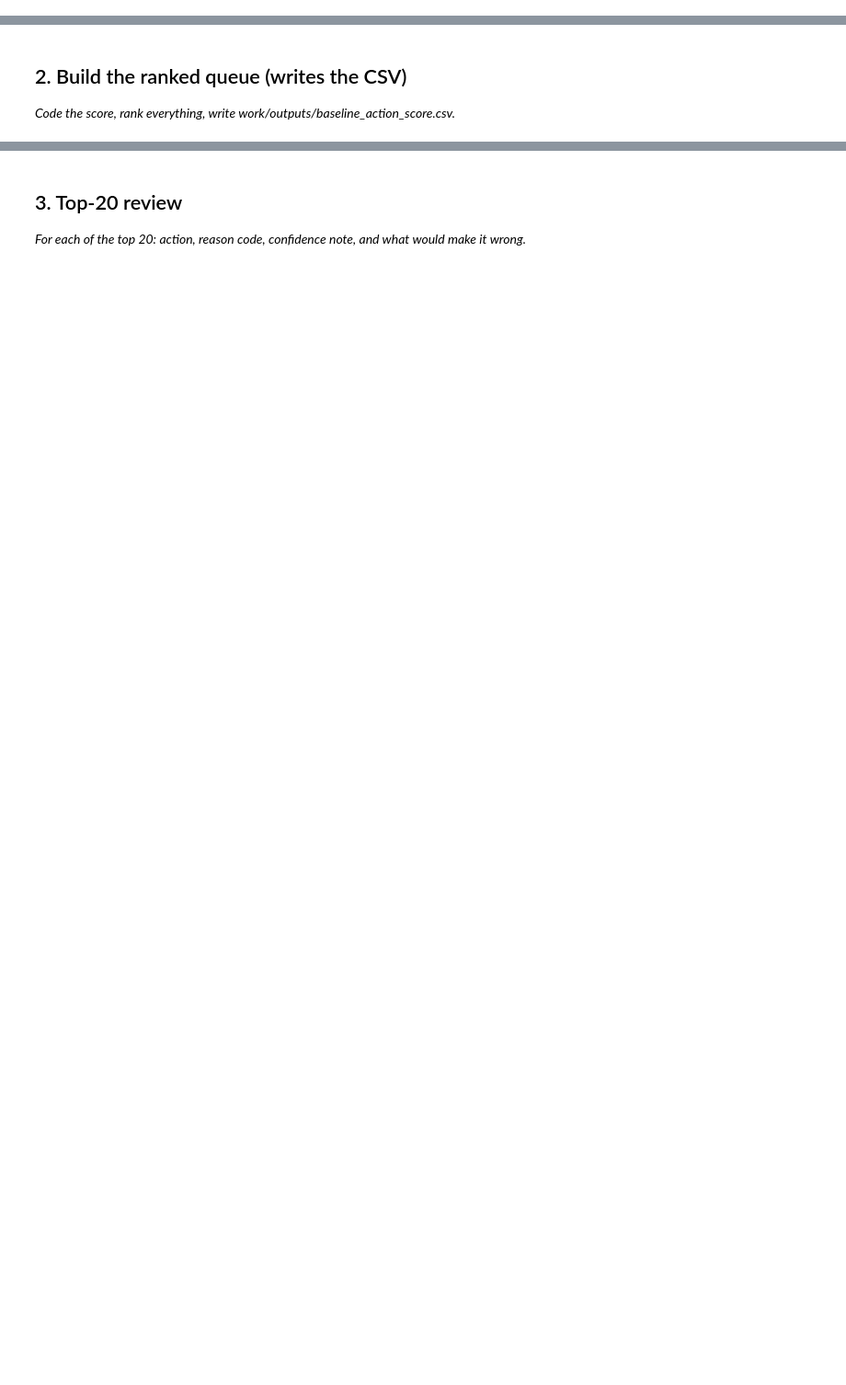
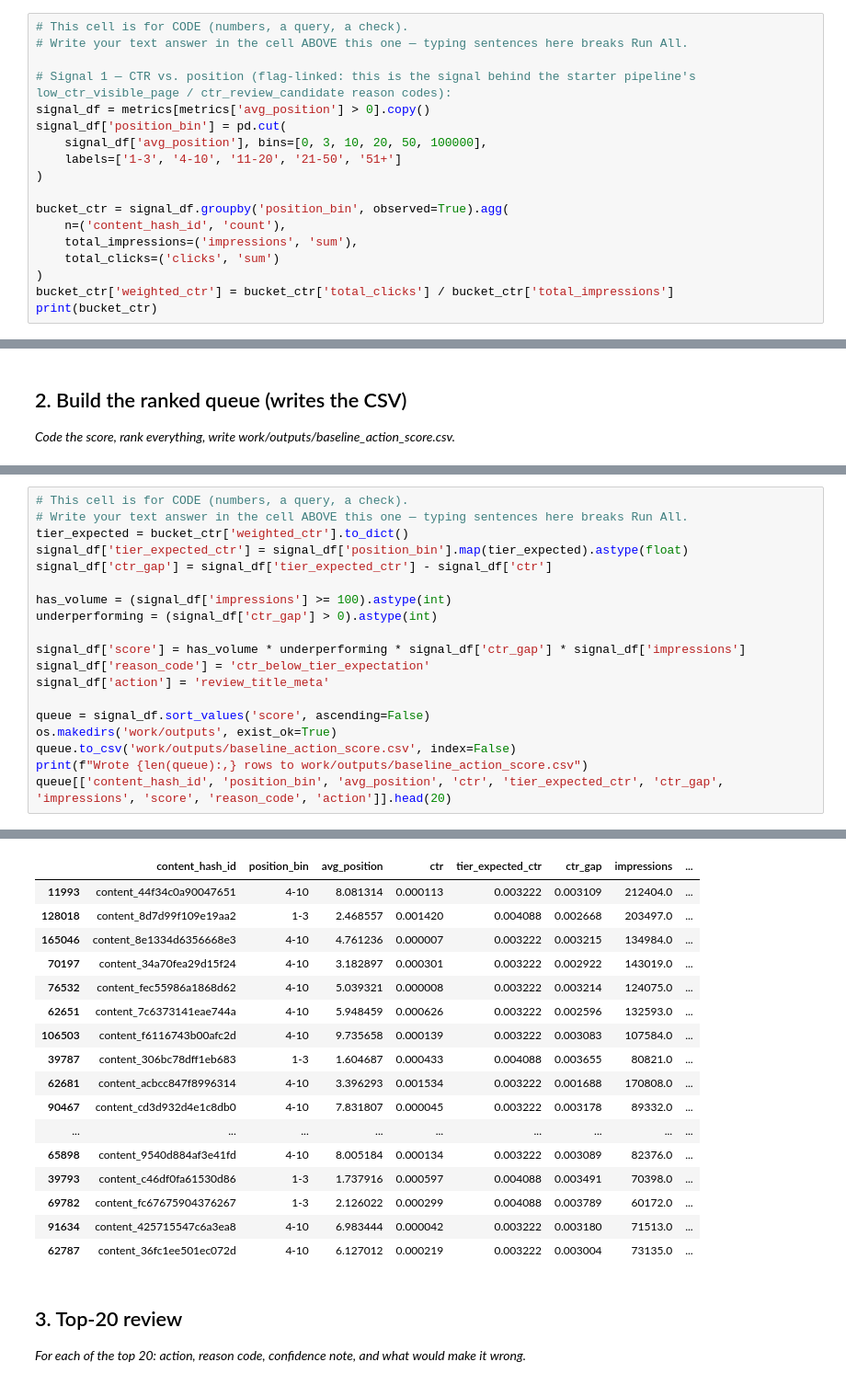
Before and after one commit to ZuhaaAsif/Applied-Search-Intelligence-Google-Search-Ranking-Discoverability, a Jupyter notebook: work/notebooks/w04_baseline_score.ipynb, the cells around one changed output, grey strips where cells are left out. Shown at 92% size. Cells and saved outputs as stored; diff of their text form; blank space fills up the shorter version.

```diff
--- a/work/notebooks/w04_baseline_score.ipynb
+++ b/work/notebooks/w04_baseline_score.ipynb
@@ -15,0 +66,18 @@ This skeleton is yours to fill. Work the sections **in order** — each one has
+# %%
+# This cell is for CODE (numbers, a query, a check).
+# Write your text answer in the cell ABOVE this one — typing sentences here breaks Run All.
+
+# Signal 1 — CTR vs. position (flag-linked: this is the signal behind the starter pipeline's low_ctr_visible_page / ctr_review_candidate reason codes):
+signal_df = metrics[metrics['avg_position'] > 0].copy()
+signal_df['position_bin'] = pd.cut(
+    signal_df['avg_position'], bins=[0, 3, 10, 20, 50, 100000],
+    labels=['1-3', '4-10', '11-20', '21-50', '51+']
+)
+
+bucket_ctr = signal_df.groupby('position_bin', observed=True).agg(
+    n=('content_hash_id', 'count'),
+    total_impressions=('impressions', 'sum'),
+    total_clicks=('clicks', 'sum')
+)
+bucket_ctr['weighted_ctr'] = bucket_ctr['total_clicks'] / bucket_ctr['total_impressions']
+print(bucket_ctr)
@@ -22,0 +118,20 @@ This skeleton is yours to fill. Work the sections **in order** — each one has
+# %%
+# This cell is for CODE (numbers, a query, a check).
+# Write your text answer in the cell ABOVE this one — typing sentences here breaks Run All.
+tier_expected = bucket_ctr['weighted_ctr'].to_dict()
+signal_df['tier_expected_ctr'] = signal_df['position_bin'].map(tier_expected).astype(float)
+signal_df['ctr_gap'] = signal_df['tier_expected_ctr'] - signal_df['ctr']
+
+has_volume = (signal_df['impressions'] >= 100).astype(int)
+underperforming = (signal_df['ctr_gap'] > 0).astype(int)
+
+signal_df['score'] = has_volume * underperforming * signal_df['ctr_gap'] * signal_df['impressions']
+signal_df['reason_code'] = 'ctr_below_tier_expectation'
+signal_df['action'] = 'review_title_meta'
+
+queue = signal_df.sort_values('score', ascending=False)
+os.makedirs('work/outputs', exist_ok=True)
+queue.to_csv('work/outputs/baseline_action_score.csv', index=False)
+print(f"Wrote {len(queue):,} rows to work/outputs/baseline_action_score.csv")
+queue[['content_hash_id', 'position_bin', 'avg_position', 'ctr', 'tier_expected_ctr', 'ctr_gap', 'impressions', 'score', 'reason_code', 'action']].head(20)
+# %% [output]
@@ -23,3 +139,20 @@ This skeleton is yours to fill. Work the sections **in order** — each one has
+|  | content_hash_id | position_bin | avg_position | ctr | tier_expected_ctr | ctr_gap | impressions | ... |
+| 11993 | content_44f34c0a90047651 | 4-10 | 8.081314 | 0.000113 | 0.003222 | 0.003109 | 212404.0 | ... |
+| 128018 | content_8d7d99f109e19aa2 | 1-3 | 2.468557 | 0.001420 | 0.004088 | 0.002668 | 203497.0 | ... |
+| 165046 | content_8e1334d6356668e3 | 4-10 | 4.761236 | 0.000007 | 0.003222 | 0.003215 | 134984.0 | ... |
+| 70197 | content_34a70fea29d15f24 | 4-10 | 3.182897 | 0.000301 | 0.003222 | 0.002922 | 143019.0 | ... |
+| 76532 | content_fec55986a1868d62 | 4-10 | 5.039321 | 0.000008 | 0.003222 | 0.003214 | 124075.0 | ... |
+| 62651 | content_7c6373141eae744a | 4-10 | 5.948459 | 0.000626 | 0.003222 | 0.002596 | 132593.0 | ... |
+| 106503 | content_f6116743b00afc2d | 4-10 | 9.735658 | 0.000139 | 0.003222 | 0.003083 | 107584.0 | ... |
+| 39787 | content_306bc78dff1eb683 | 1-3 | 1.604687 | 0.000433 | 0.004088 | 0.003655 | 80821.0 | ... |
+| 62681 | content_acbcc847f8996314 | 4-10 | 3.396293 | 0.001534 | 0.003222 | 0.001688 | 170808.0 | ... |
+| 90467 | content_cd3d932d4e1c8db0 | 4-10 | 7.831807 | 0.000045 | 0.003222 | 0.003178 | 89332.0 | ... |
+| ... | ... | ... | ... | ... | ... | ... | ... | ... |
+| 65898 | content_9540d884af3e41fd | 4-10 | 8.005184 | 0.000134 | 0.003222 | 0.003089 | 82376.0 | ... |
+| 39793 | content_c46df0fa61530d86 | 1-3 | 1.737916 | 0.000597 | 0.004088 | 0.003491 | 70398.0 | ... |
+| 69782 | content_fc67675904376267 | 1-3 | 2.126022 | 0.000299 | 0.004088 | 0.003789 | 60172.0 | ... |
+| 91634 | content_425715547c6a3ea8 | 4-10 | 6.983444 | 0.000042 | 0.003222 | 0.003180 | 71513.0 | ... |
+| 62787 | content_36fc1ee501ec072d | 4-10 | 6.127012 | 0.000219 | 0.003222 | 0.003004 | 73135.0 | ... |
 # %% [markdown]
 ## 3. Top-20 review
 
```
Also changed, not shown: parts of 12 cells of this notebook.
